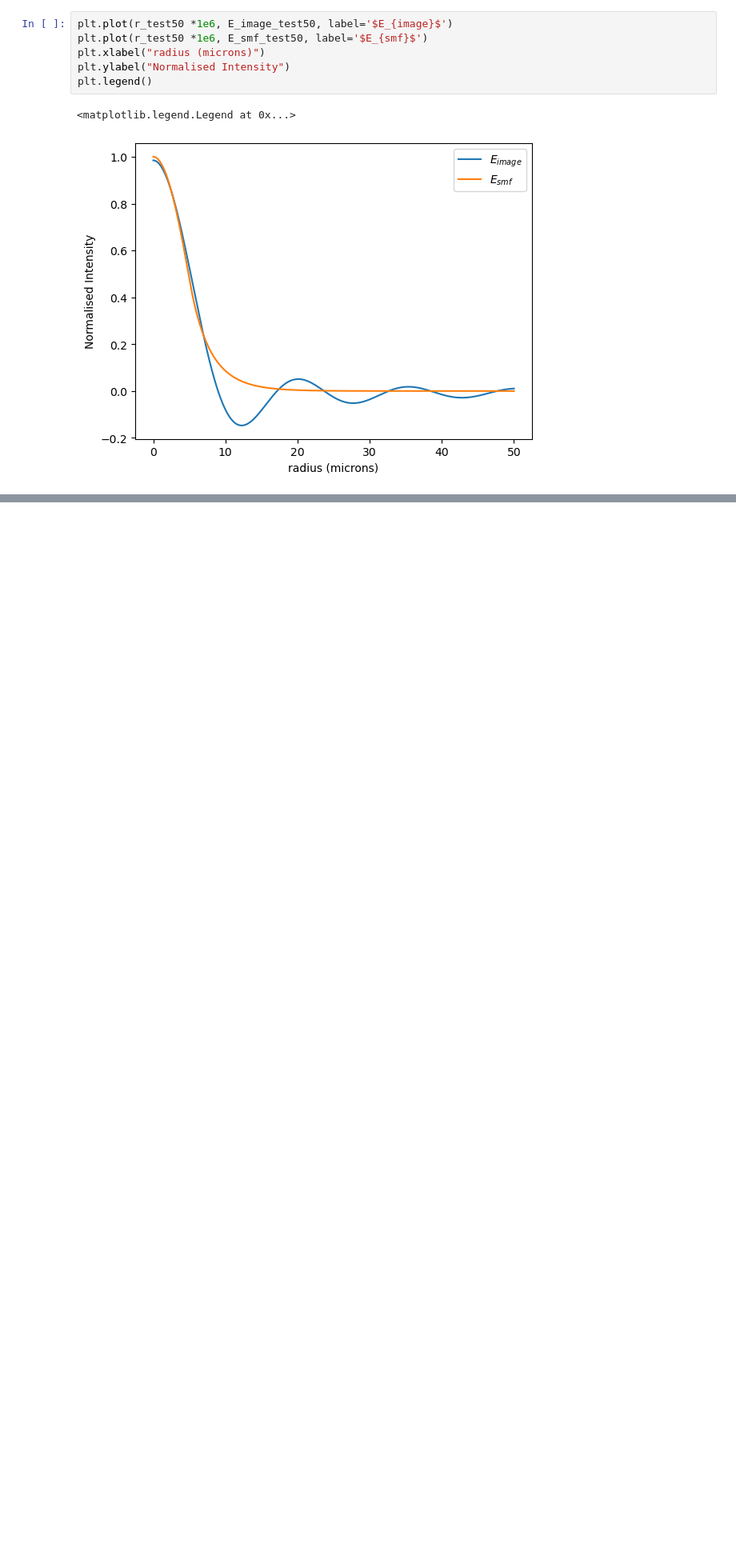
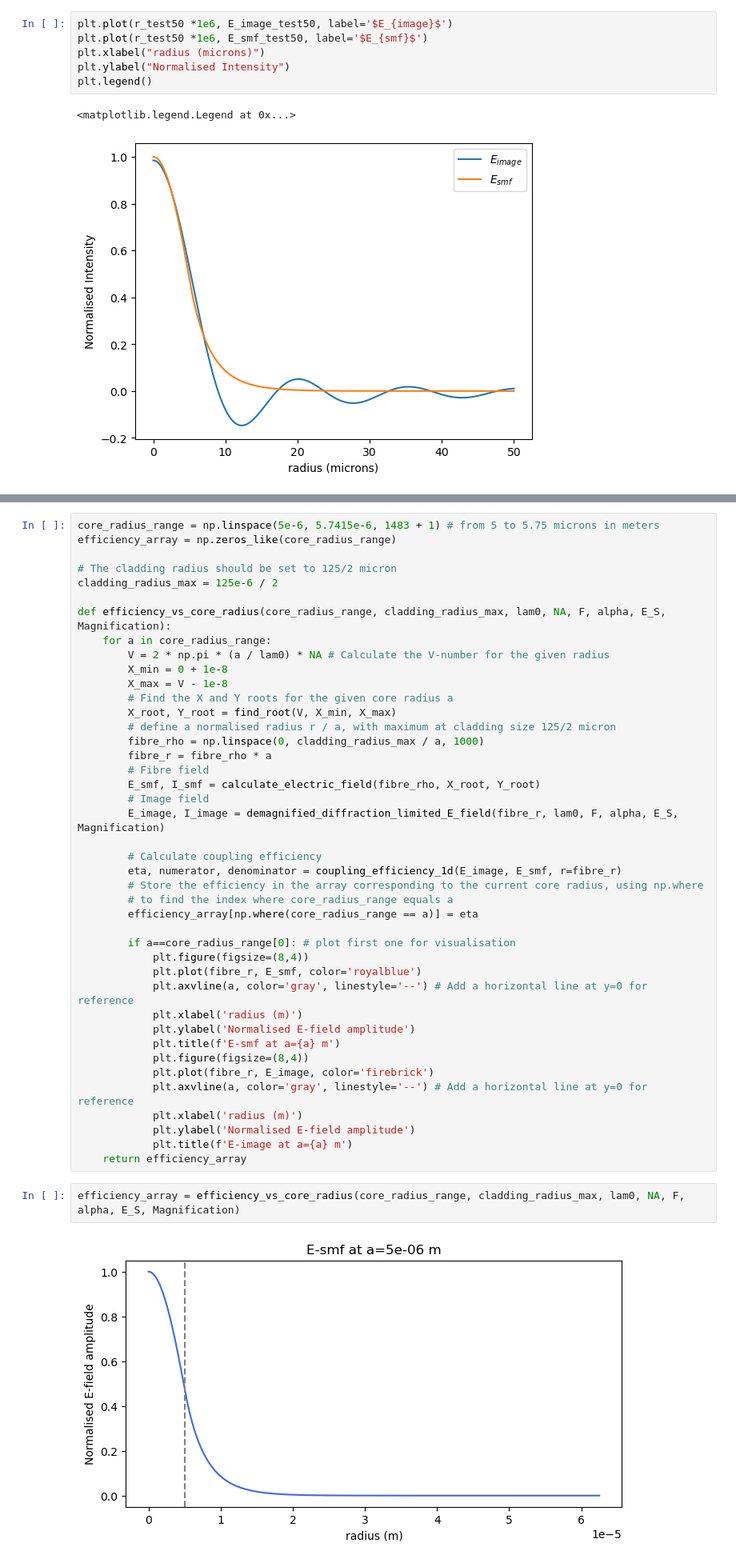
Before and after one commit to TongyueLiu/OH-Suppression-MRes-Project, a Jupyter notebook: Diffraction limited profile of E-field.ipynb, the cells around one changed output, grey strips where cells are left out. Shown at 80% size. Cells and saved outputs as stored; diff of their text form; blank space fills up the shorter version.

```diff
--- a/Diffraction limited profile of E-field.ipynb
+++ b/Diffraction limited profile of E-field.ipynb
@@ -771,0 +913,46 @@ np.float64(0.7169724284682676)
+# %%
+core_radius_range = np.linspace(5e-6, 5.7415e-6, 1483 + 1) # from 5 to 5.75 microns in meters
+efficiency_array = np.zeros_like(core_radius_range)
+
+# The cladding radius should be set to 125/2 micron
+cladding_radius_max = 125e-6 / 2
+
+def efficiency_vs_core_radius(core_radius_range, cladding_radius_max, lam0, NA, F, alpha, E_S, Magnification):
+    for a in core_radius_range:
+        V = 2 * np.pi * (a / lam0) * NA # Calculate the V-number for the given radius
+        X_min = 0 + 1e-8
+        X_max = V - 1e-8
+        # Find the X and Y roots for the given core radius a
+        X_root, Y_root = find_root(V, X_min, X_max)
+        # define a normalised radius r / a, with maximum at cladding size 125/2 micron
+        fibre_rho = np.linspace(0, cladding_radius_max / a, 1000)
+        fibre_r = fibre_rho * a
+        # Fibre field
+        E_smf, I_smf = calculate_electric_field(fibre_rho, X_root, Y_root)
+        # Image field
+        E_image, I_image = demagnified_diffraction_limited_E_field(fibre_r, lam0, F, alpha, E_S, Magnification)
+
+        # Calculate coupling efficiency
+        eta, numerator, denominator = coupling_efficiency_1d(E_image, E_smf, r=fibre_r)
+        # Store the efficiency in the array corresponding to the current core radius, using np.where
+        # to find the index where core_radius_range equals a
+        efficiency_array[np.where(core_radius_range == a)] = eta
+
+        if a==core_radius_range[0]: # plot first one for visualisation
+            plt.figure(figsize=(8,4))
+            plt.plot(fibre_r, E_smf, color='royalblue')
+            plt.axvline(a, color='gray', linestyle='--') # Add a horizontal line at y=0 for reference
+            plt.xlabel('radius (m)')
+            plt.ylabel('Normalised E-field amplitude')
+            plt.title(f'E-smf at a={a} m')
+            plt.figure(figsize=(8,4))
+            plt.plot(fibre_r, E_image, color='firebrick')
+            plt.axvline(a, color='gray', linestyle='--') # Add a horizontal line at y=0 for reference
+            plt.xlabel('radius (m)')
+            plt.ylabel('Normalised E-field amplitude')
+            plt.title(f'E-image at a={a} m')
+    return efficiency_array
+# %%
+efficiency_array = efficiency_vs_core_radius(core_radius_range, cladding_radius_max, lam0, NA, F, alpha, E_S, Magnification)
+# %% [output]
+[figure, added]
```
Also changed, not shown: parts of 41 cells of this notebook, 1 other file.
